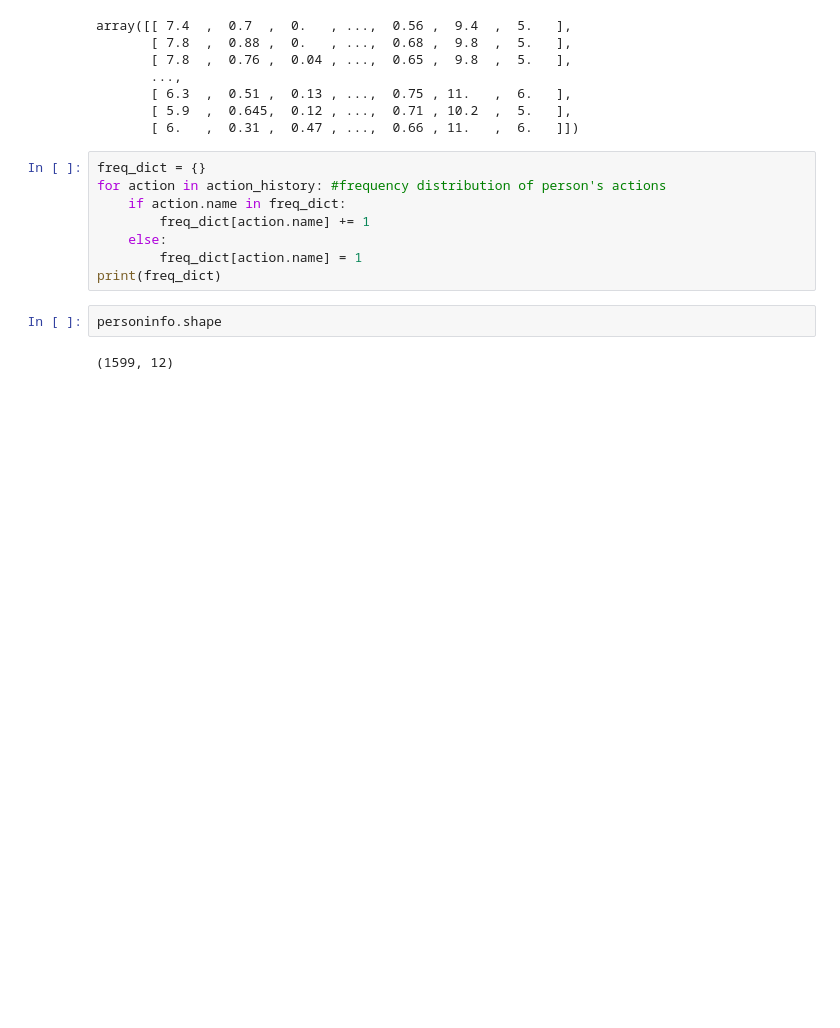
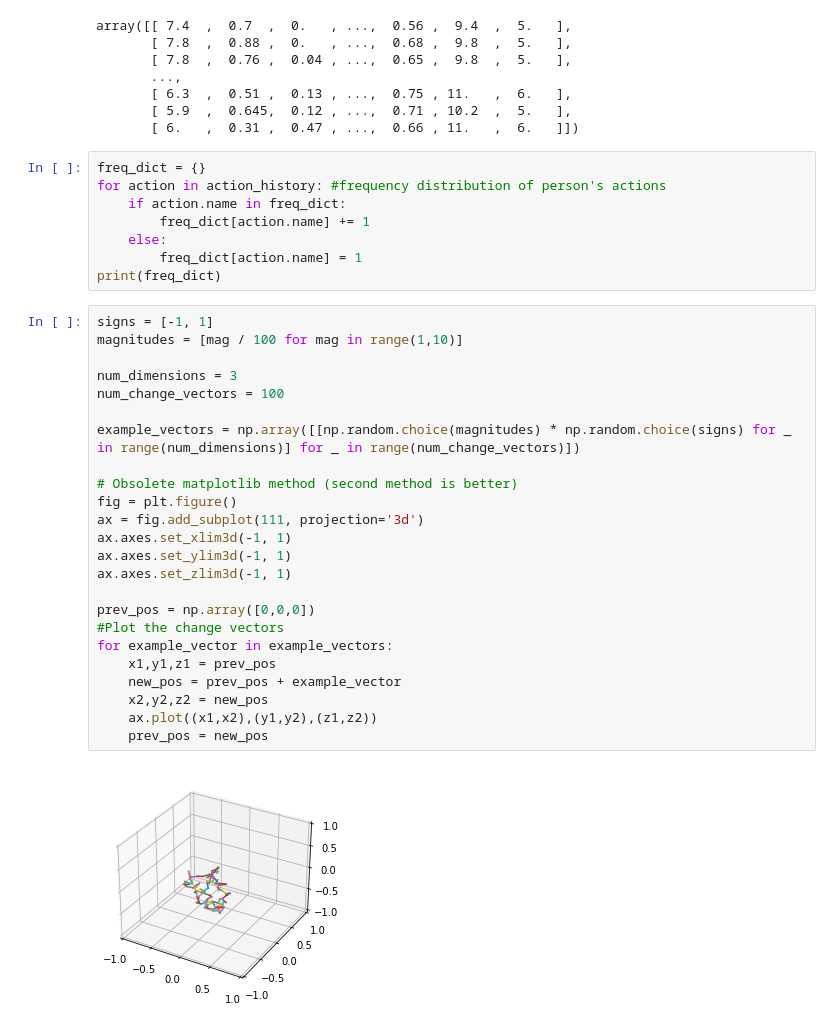
Before and after one commit to mnsinclair/singularity, a Jupyter notebook: Simulation_Analysis.ipynb, the cells around one changed output. Drawn from its saved outputs; the diff is of its cells as text; blank space fills up the shorter version.

Commit message:
3D plot functionality

```diff
--- a/Simulation_Analysis.ipynb
+++ b/Simulation_Analysis.ipynb
@@ -62,7 +62,29 @@ for action in action_history: #frequency distribution of person's actions
     else:
         freq_dict[action.name] = 1
 print(freq_dict)
-# %%
-personinfo.shape
-# %% [output]
-(1599, 12)
+# %%
+signs = [-1, 1]
+magnitudes = [mag / 100 for mag in range(1,10)]
+
+num_dimensions = 3
+num_change_vectors = 100
+
+example_vectors = np.array([[np.random.choice(magnitudes) * np.random.choice(signs) for _ in range(num_dimensions)] for _ in range(num_change_vectors)])
+
+# Obsolete matplotlib method (second method is better)
+fig = plt.figure()
+ax = fig.add_subplot(111, projection='3d')
+ax.axes.set_xlim3d(-1, 1)
+ax.axes.set_ylim3d(-1, 1)
+ax.axes.set_zlim3d(-1, 1)
+
+prev_pos = np.array([0,0,0])
+#Plot the change vectors
+for example_vector in example_vectors:
+    x1,y1,z1 = prev_pos
+    new_pos = prev_pos + example_vector
+    x2,y2,z2 = new_pos
+    ax.plot((x1,x2),(y1,y2),(z1,z2))
+    prev_pos = new_pos
+# %% [output]
+[figure, added]
```
Also changed, not shown: parts of 3 cells of this notebook.
